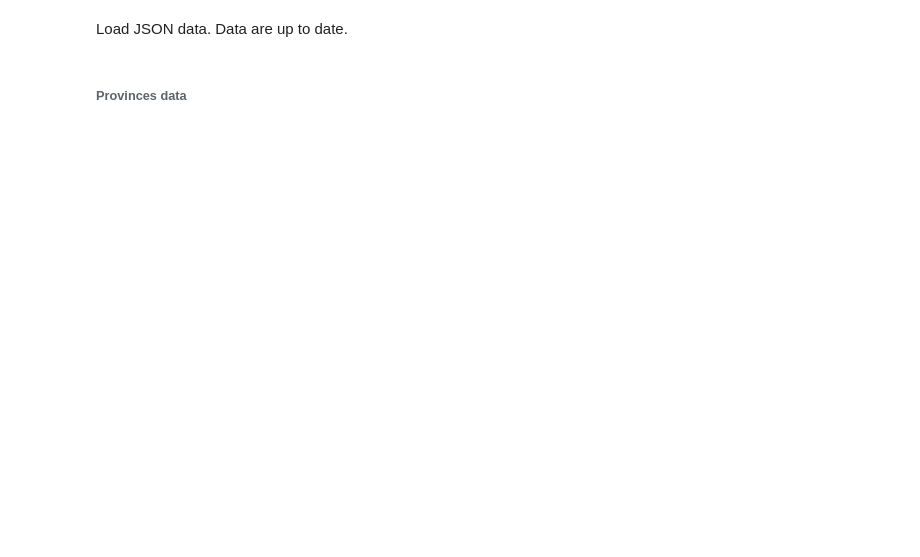
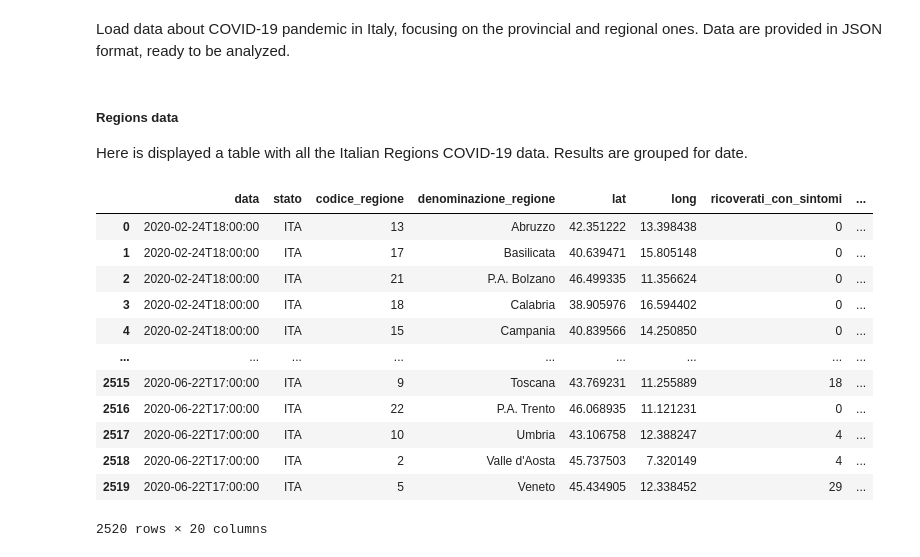
Before and after one commit to pisalore/AAGM_exam, a Jupyter notebook: pandas_exam.ipynb, the cells around one changed output. Saved outputs shown, nothing was run; the diff lists cells and outputs as text; code cells hidden in the pictures; blank space fills up the shorter version.

```diff
--- a/pandas_exam.ipynb
+++ b/pandas_exam.ipynb
@@ -9,5 +14,6 @@ Pandas.
-# %% [markdown]
-Load JSON data. Data are up to date.
+# %% [markdown]
+Load data about COVID-19 pandemic in Italy, focusing on the provincial
+and regional ones. Data are provided in JSON format, ready to be analyzed.
 # %%
 import json
 import pandas as pd
@@ -16,5 +25,25 @@ with open('dpc-covid19-ita-province.json') as json_provinces_data:
         provinces_data = json.load(json_provinces_data)
 with open('dpc-covid19-ita-regioni.json') as json_regions_data:
         regions_data = json.load(json_regions_data)
-# %% [markdown]
-###### Provinces data
+# %% [markdown]
+##### Regions data
+Here is displayed a table with all the Italian Regions COVID-19 data.
+Results are grouped for date.
+# %%
+pd.options.display.max_rows = 100
+dF_regions = pd.read_json(r'dpc-covid19-ita-regioni.json')
+display(dF_regions)
+# %% [output]
+|  | data | stato | codice_regione | denominazione_regione | lat | long | ricoverati_con_sintomi | ... |
+| 0 | 2020-02-24T18:00:00 | ITA | 13 | Abruzzo | 42.351222 | 13.398438 | 0 | ... |
+| 1 | 2020-02-24T18:00:00 | ITA | 17 | Basilicata | 40.639471 | 15.805148 | 0 | ... |
+| 2 | 2020-02-24T18:00:00 | ITA | 21 | P.A. Bolzano | 46.499335 | 11.356624 | 0 | ... |
+| 3 | 2020-02-24T18:00:00 | ITA | 18 | Calabria | 38.905976 | 16.594402 | 0 | ... |
+| 4 | 2020-02-24T18:00:00 | ITA | 15 | Campania | 40.839566 | 14.250850 | 0 | ... |
+| ... | ... | ... | ... | ... | ... | ... | ... | ... |
+| 2515 | 2020-06-22T17:00:00 | ITA | 9 | Toscana | 43.769231 | 11.255889 | 18 | ... |
+| 2516 | 2020-06-22T17:00:00 | ITA | 22 | P.A. Trento | 46.068935 | 11.121231 | 0 | ... |
+| 2517 | 2020-06-22T17:00:00 | ITA | 10 | Umbria | 43.106758 | 12.388247 | 4 | ... |
+| 2518 | 2020-06-22T17:00:00 | ITA | 2 | Valle d'Aosta | 45.737503 | 7.320149 | 4 | ... |
+| 2519 | 2020-06-22T17:00:00 | ITA | 5 | Veneto | 45.434905 | 12.338452 | 29 | ... |
+2520 rows × 20 columns
```
Also changed, not shown: parts of 10 cells of this notebook.
